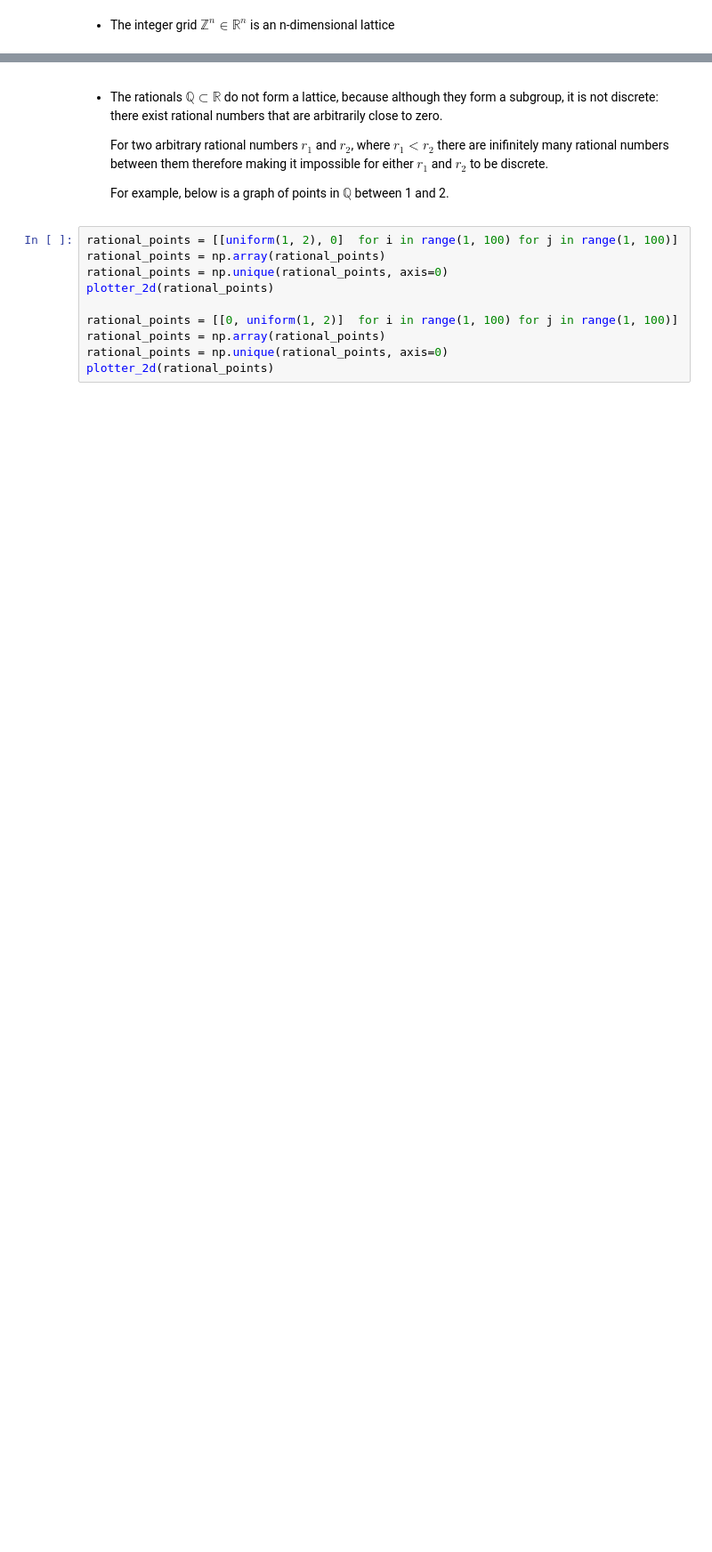
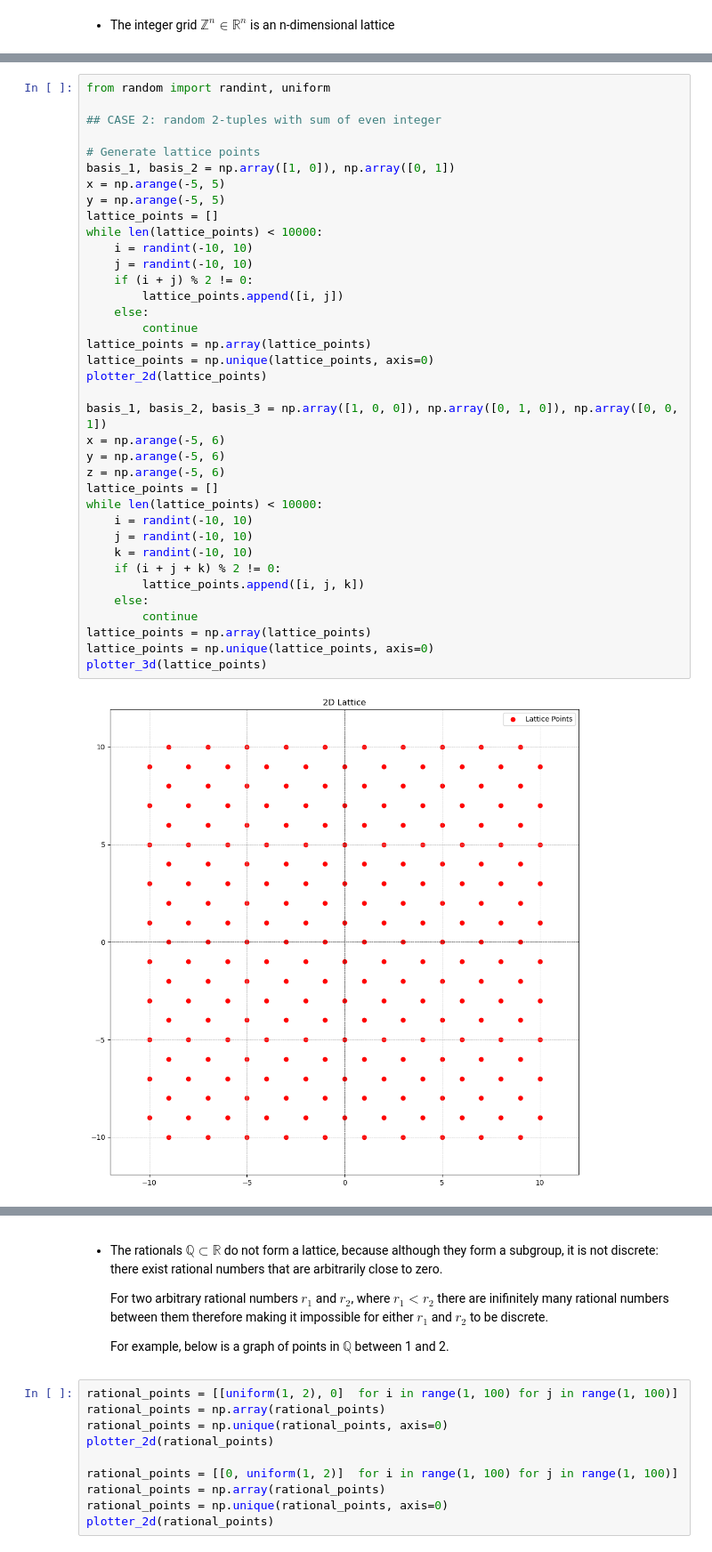
Before and after one commit to Godspower-Eze/deep-dive-on-lattice-based-cryptography, a Jupyter notebook: fundamentals.ipynb, the cells around one changed output, grey strips where cells are left out. Shown at 89% size. Drawn from its saved outputs; the diff is of its cells as text; blank space fills up the shorter version.

```diff
--- a/fundamentals.ipynb
+++ b/fundamentals.ipynb
@@ -197,0 +204,39 @@ plotter_3d(lattice_points)
+# %%
+from random import randint, uniform
+
+## CASE 2: random 2-tuples with sum of even integer
+
+# Generate lattice points
+basis_1, basis_2 = np.array([1, 0]), np.array([0, 1])
+x = np.arange(-5, 5)
+y = np.arange(-5, 5)
+lattice_points = []
+while len(lattice_points) < 10000:
+    i = randint(-10, 10)
+    j = randint(-10, 10)
+    if (i + j) % 2 != 0:
+        lattice_points.append([i, j])
+    else:
+        continue
+lattice_points = np.array(lattice_points)
+lattice_points = np.unique(lattice_points, axis=0)
+plotter_2d(lattice_points)
+
+basis_1, basis_2, basis_3 = np.array([1, 0, 0]), np.array([0, 1, 0]), np.array([0, 0, 1])
+x = np.arange(-5, 6)
+y = np.arange(-5, 6)
+z = np.arange(-5, 6)
+lattice_points = []
+while len(lattice_points) < 10000:
+    i = randint(-10, 10)
+    j = randint(-10, 10)
+    k = randint(-10, 10)
+    if (i + j + k) % 2 != 0:
+        lattice_points.append([i, j, k])
+    else:
+        continue
+lattice_points = np.array(lattice_points)
+lattice_points = np.unique(lattice_points, axis=0)
+plotter_3d(lattice_points)
+# %% [output]
+[figure, added]
```
Also changed, not shown: parts of 26 cells of this notebook, 20 other files.
